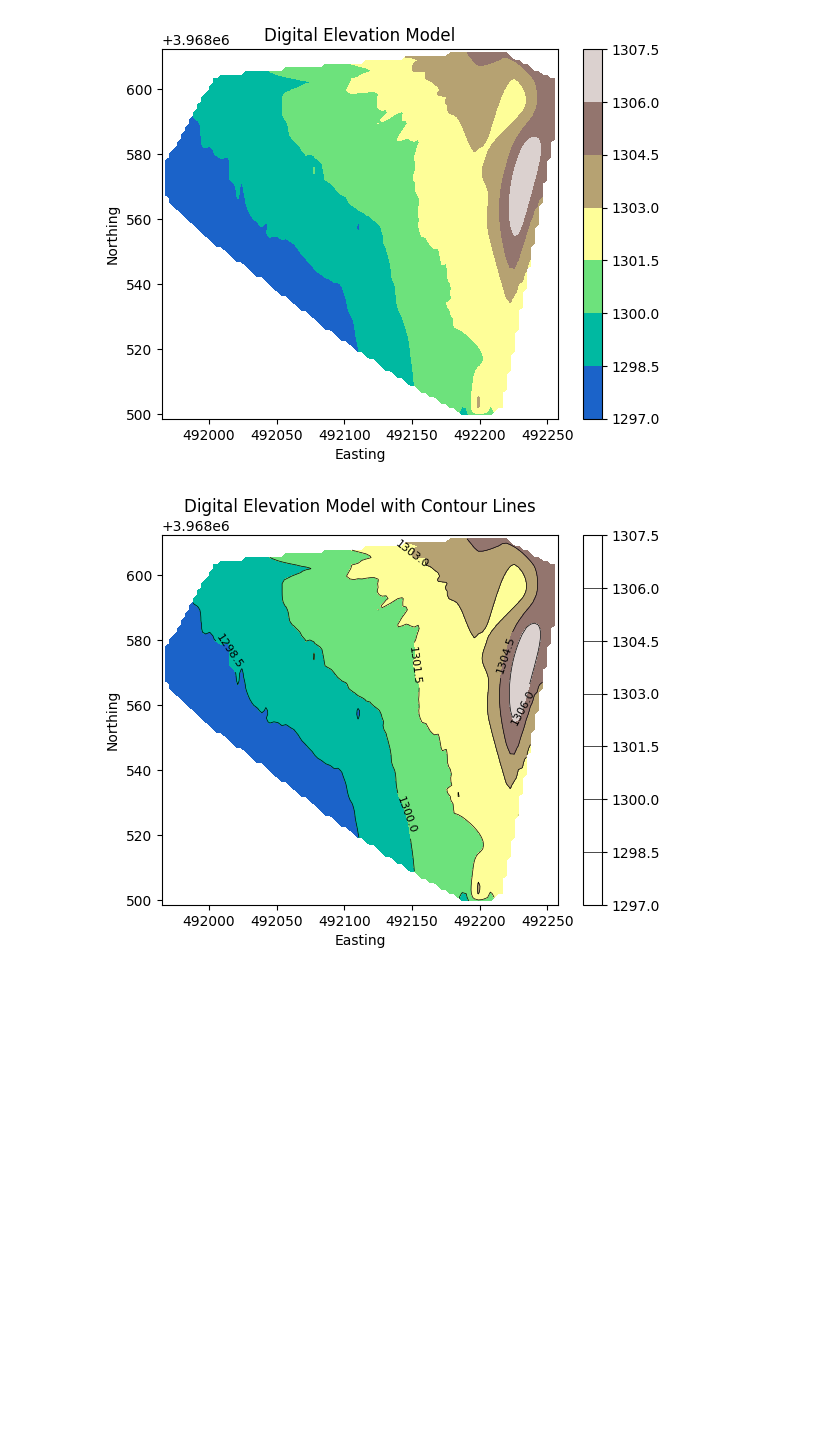
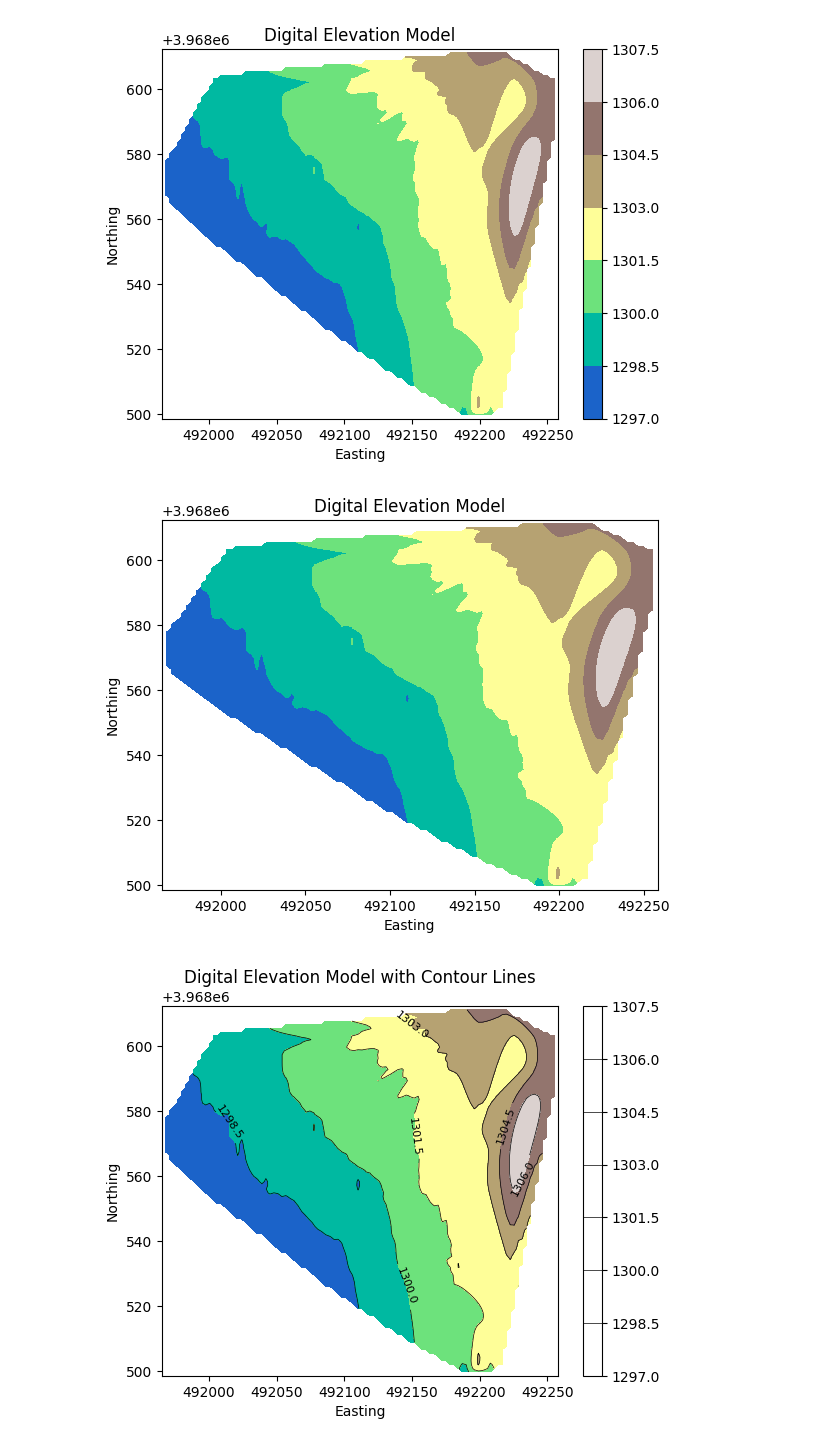
Before and after one commit to aradfarahani/DEM-Bathymetry, a Jupyter notebook: DEM + contour.ipynb, the cells around one changed output. Saved outputs shown, nothing was run; the diff lists cells and outputs as text; code cells hidden in the pictures; blank space fills up the shorter version.

```diff
--- a/DEM + contour.ipynb
+++ b/DEM + contour.ipynb
@@ -27,6 +27,35 @@ plt.ylabel('Northing')
 plt.show()
 # %% [output]
 [figure]
+# %%
+import pandas as pd
+import numpy as np
+import matplotlib.pyplot as plt
+from scipy.interpolate import griddata
+
+# Load your CSV data into a DataFrame
+df = pd.read_csv('Dr.csv')
+
+# Assume 'x', 'y', 'z' are the column headers for your easting, northing, and elevation data
+points = df[['x', 'y']].values
+values = df['z'].values
+
+# Create a grid where you want to interpolate
+grid_x, grid_y = np.mgrid[min(df['x']):max(df['x']):100j, min(df['y']):max(df['y']):100j]
+
+# Interpolate the values
+grid_z = griddata(points, values, (grid_x, grid_y), method='cubic')
+
+# Plot the result as a DEM
+plt.figure()
+cp = plt.contourf(grid_x, grid_y, grid_z, cmap='terrain')
+
+plt.title('Digital Elevation Model')
+plt.xlabel('Easting')
+plt.ylabel('Northing')
+plt.show()
+# %% [output]
+[figure, added]
 # %%
 import pandas as pd
 import numpy as np
```
